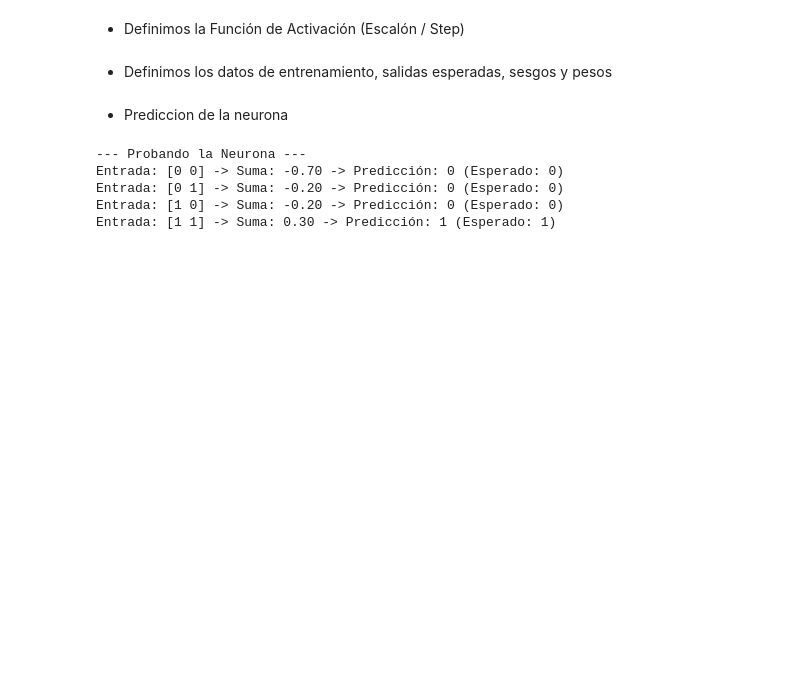
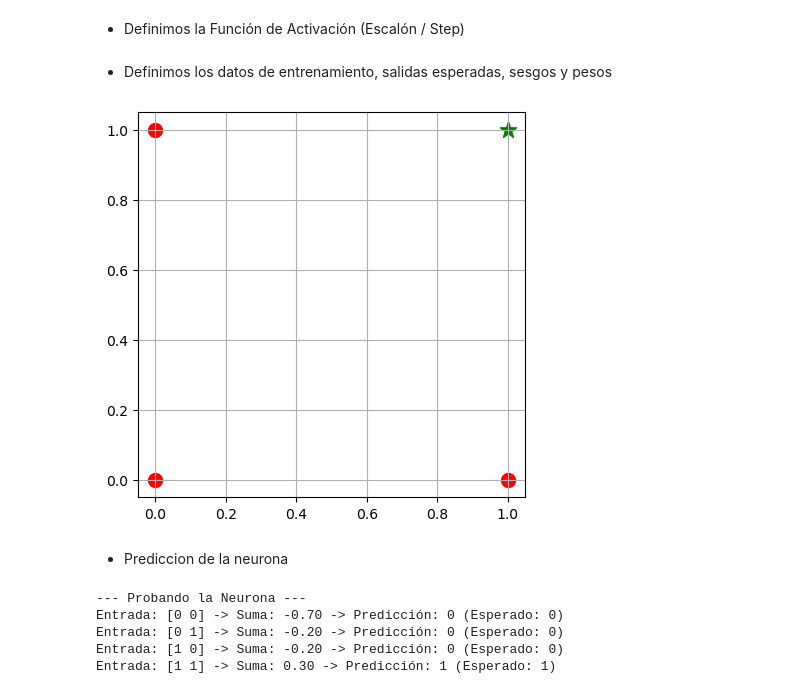
Before and after one commit to AbioticBaton4/Clase_Muestra, a Jupyter notebook: notebooks/Perceptron.ipynb, the cells around one changed output. Cells and saved outputs as stored; diff of their text form; code cells hidden in the pictures; blank space fills up the shorter version.

```diff
--- a/notebooks/Perceptron.ipynb
+++ b/notebooks/Perceptron.ipynb
@@ -31,6 +32,19 @@ y = np.array([0, 0, 0, 1])
 # Los iniciamos aleatorios o en cero
 weights = np.array([0.5, 0.5]) # Pesos iniciales (puedes jugar con estos)
 bias = -0.7                    # Sesgo para mover el umbral
+# %%
+# Separar puntos por clase para colorearlos
+ceros = X[y == 0]
+unos = X[y == 1]
+
+# Crear la gráfica
+plt.figure(figsize=(5,5))
+plt.scatter(ceros[:, 0], ceros[:, 1], color='red', s=100, label='Salida 0')
+plt.scatter(unos[:, 0], unos[:, 1], color='green', marker='*', s=150, label='Salida 1')
+plt.grid()
+plt.show()
+# %% [output]
+[figure, added]
 # %% [markdown]
 * Prediccion de la neurona
 # %%
```
Also changed, not shown: parts of 5 cells of this notebook, 3 other files.
